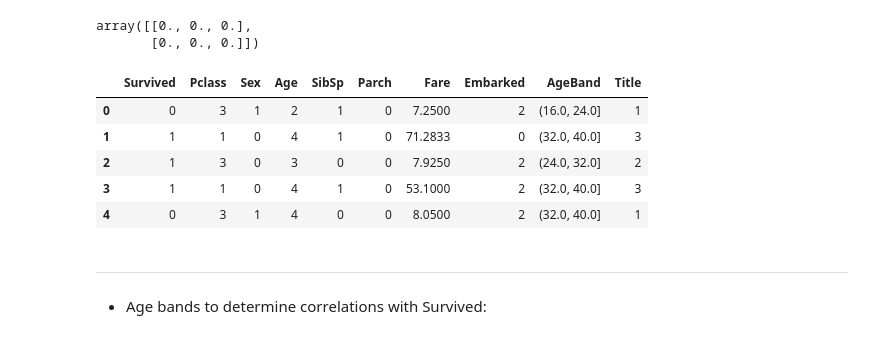
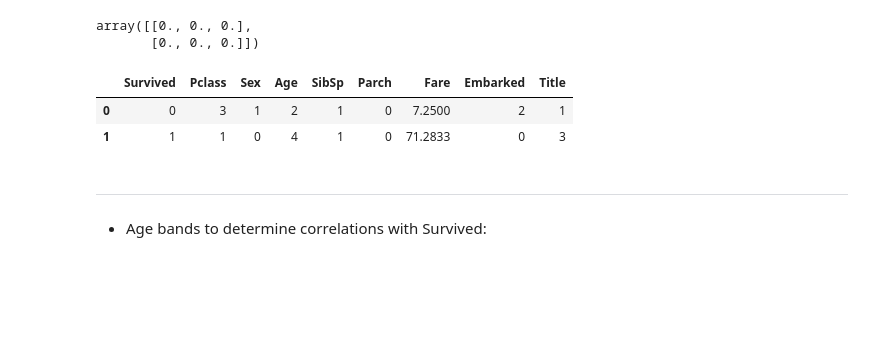
Before and after one commit to jordanfalcao/kaggle, a Jupyter notebook: titanic_disaster_survivors.ipynb, the cells around one changed output. Drawn from its saved outputs; the diff is of its cells as text; code cells hidden in the pictures; blank space fills up the shorter version.

```diff
--- a/titanic_disaster_survivors.ipynb
+++ b/titanic_disaster_survivors.ipynb
@@ -288,14 +288,11 @@ for dataset in combine:
 
     dataset['Age'] = dataset['Age'].astype(int)
 # %%
-train_df.head()
+train_df.head(2)
 # %% [output]
-|  | Survived | Pclass | Sex | Age | SibSp | Parch | Fare | Embarked | AgeBand | Title |
-| 0 | 0 | 3 | 1 | 2 | 1 | 0 | 7.2500 | 2 | (16.0, 24.0] | 1 |
-| 1 | 1 | 1 | 0 | 4 | 1 | 0 | 71.2833 | 0 | (32.0, 40.0] | 3 |
-| 2 | 1 | 3 | 0 | 3 | 0 | 0 | 7.9250 | 2 | (24.0, 32.0] | 2 |
-| 3 | 1 | 1 | 0 | 4 | 1 | 0 | 53.1000 | 2 | (32.0, 40.0] | 3 |
-| 4 | 0 | 3 | 1 | 4 | 0 | 0 | 8.0500 | 2 | (32.0, 40.0] | 1 |
+|  | Survived | Pclass | Sex | Age | SibSp | Parch | Fare | Embarked | Title |
+| 0 | 0 | 3 | 1 | 2 | 1 | 0 | 7.2500 | 2 | 1 |
+| 1 | 1 | 1 | 0 | 4 | 1 | 0 | 71.2833 | 0 | 3 |
 # %% [markdown]
 ---------------------------
 - Age bands to determine correlations with Survived:
```
Also changed, not shown: parts of 11 cells of this notebook, 1 other file.
